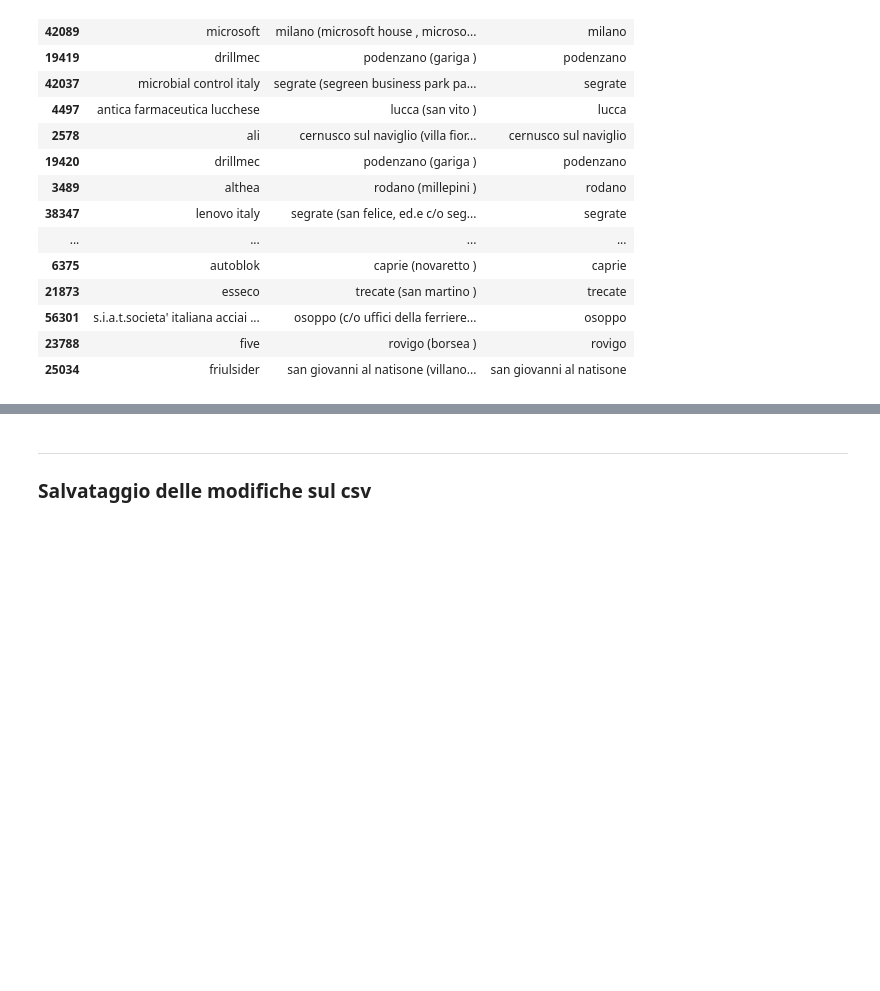
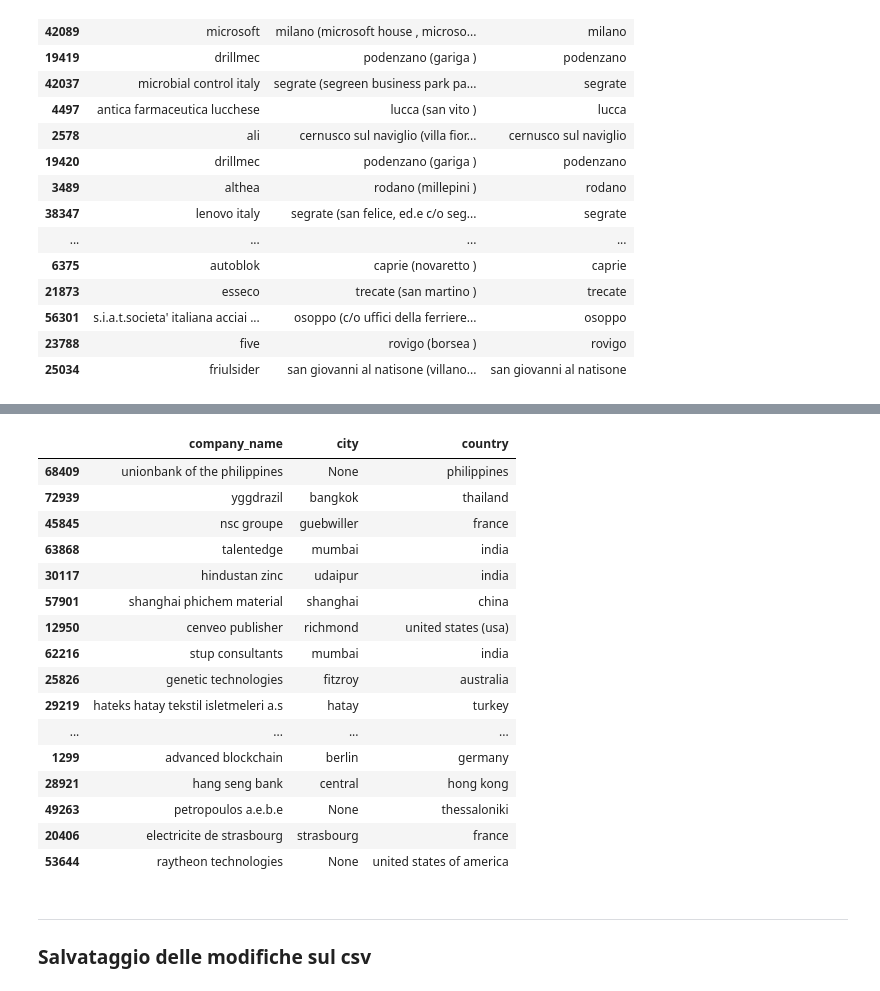
Before and after one commit to MatVitale6/IngegneriaDeiDatiProject, a Jupyter notebook: homework5/record_linkage/normalize_companies.ipynb, the cells around one changed output, grey strips where cells are left out. Saved outputs shown, nothing was run; the diff lists cells and outputs as text; code cells hidden in the pictures; blank space fills up the shorter version.

```diff
--- a/homework5/record_linkage/normalize_companies.ipynb
+++ b/homework5/record_linkage/normalize_companies.ipynb
@@ -515,0 +529,4 @@ Città tradotte: 170 su 76808 (0.22%)
+# %%
+df = pd.read_csv('../aziende_normalizzate.csv')
+
+display(df['headquarters'].dropna().sample(20))
@@ -516,3 +551,41 @@ Città tradotte: 170 su 76808 (0.22%)
+# %%
+def infer_city_country(row):
+    if pd.notna(row['headquarters']) and pd.isna(row['city']) and pd.isna(row['country']):
+
+        parts = [p.strip() for p in row['headquarters'].split(',')]
+
+        if len(parts) == 1:     #only country is provided
+            city, country = None, parts[0]
+        elif len(parts) == 2:    # city and country
+            city, country = parts[0], parts[1]
+        else:                   # more than two parts, assume (City, Region, Country)
+            city, country = parts[0], parts[-1]
+
+        return pd.Series([city, country, True])
+    return pd.Series([row['city'], row['country'], False])
+# %%
+df[['city', 'country', 'modified']] = df.apply(infer_city_country, axis=1)
+# %%
+modified_rows = df[df['modified'] == True]
+display(modified_rows[['company_name', 'city', 'country']].sample(20))
+# %% [output]
+|  | company_name | city | country |
+| 68409 | unionbank of the philippines | None | philippines |
+| 72939 | yggdrazil | bangkok | thailand |
+| 45845 | nsc groupe | guebwiller | france |
+| 63868 | talentedge | mumbai | india |
+| 30117 | hindustan zinc | udaipur | india |
+| 57901 | shanghai phichem material | shanghai | china |
+| 12950 | cenveo publisher | richmond | united states (usa) |
+| 62216 | stup consultants | mumbai | india |
+| 25826 | genetic technologies | fitzroy | australia |
+| 29219 | hateks hatay tekstil isletmeleri a.s | hatay | turkey |
+| ... | ... | ... | ... |
+| 1299 | advanced blockchain | berlin | germany |
+| 28921 | hang seng bank | central | hong kong |
+| 49263 | petropoulos a.e.b.e | None | thessaloniki |
+| 20406 | electricite de strasbourg | strasbourg | france |
+| 53644 | raytheon technologies | None | united states of america |
 # %% [markdown]
 ---
 
```
Also changed, not shown: parts of 5 cells of this notebook, 5 other files.
